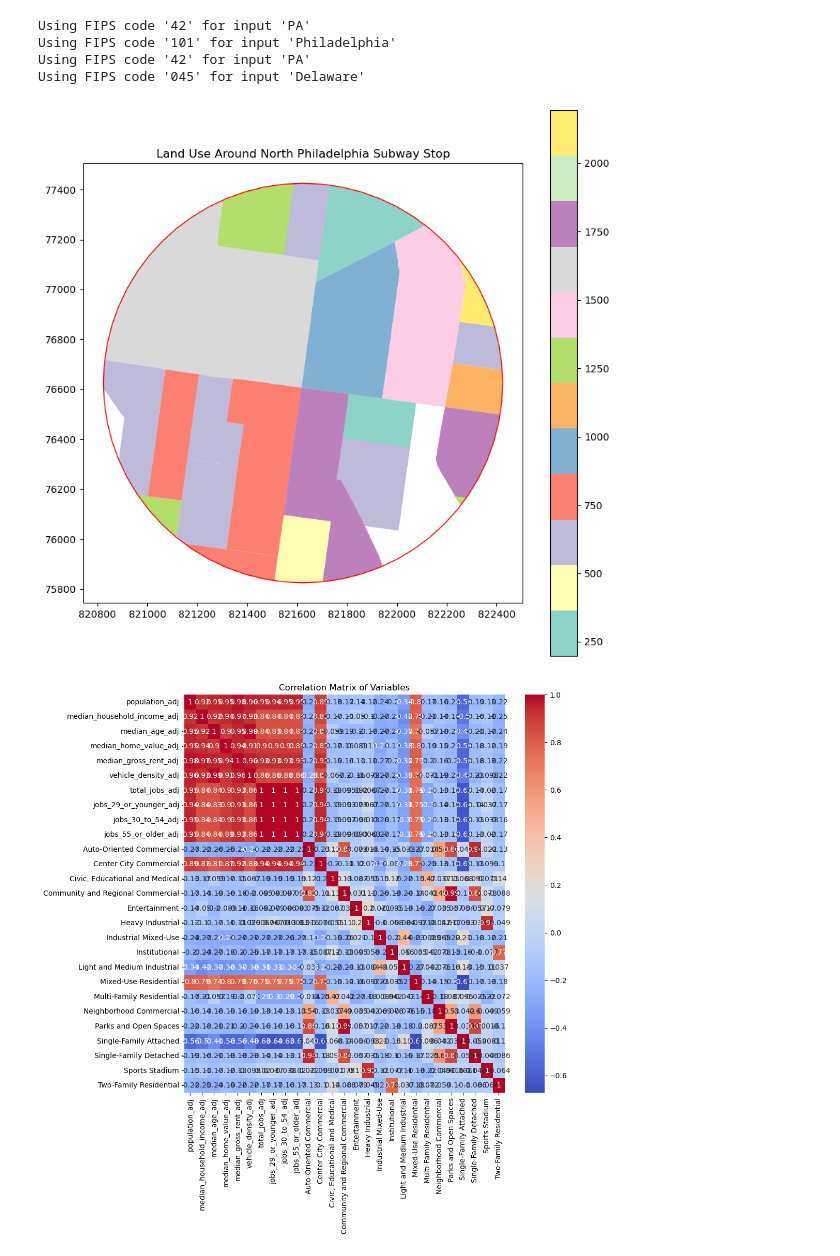
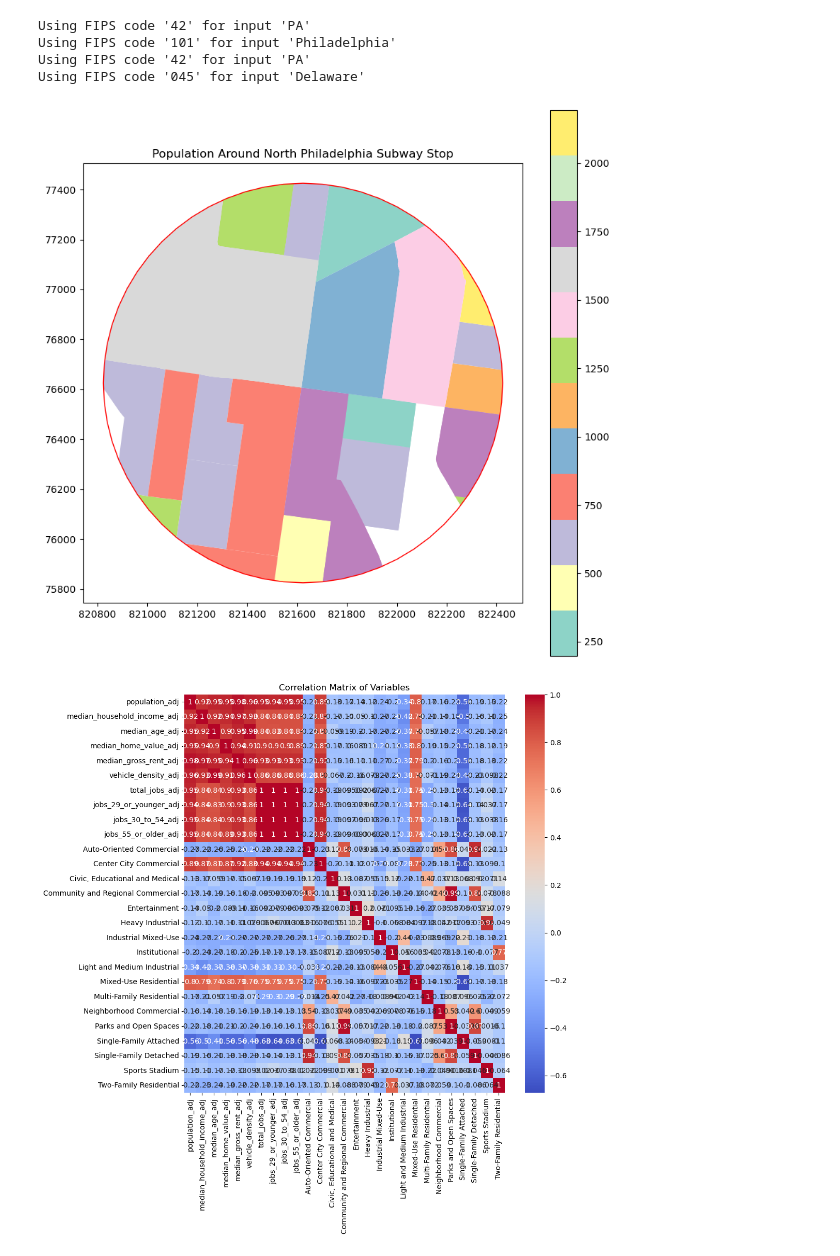
Before and after one commit to owenmcginley/SEPTA-Transit-Oriented-Development, a Jupyter notebook: SEPTA_Zoning_Analysis.ipynb, the cells around one changed output. Cells and saved outputs as stored; diff of their text form; code cells hidden in the pictures.

```diff
--- a/SEPTA_Zoning_Analysis.ipynb
+++ b/SEPTA_Zoning_Analysis.ipynb
@@ -388,15 +383,15 @@ census_near_stations = gpd.overlay(census_data, stations_buffered, how='intersec
 # %%
 station_id = "North Philadelphia"
 station_area = census_near_stations[census_near_stations['Station'] == station_id]
 
 
 fig, ax = plt.subplots(figsize=(10, 10))
 station_area.plot(ax=ax, column='population', legend=True, cmap='Set3')
 stations_buffered[stations_buffered['Station'] == station_id].plot(ax=ax, color='none', edgecolor='red')
-plt.title(f'Land Use Around {station_id} Subway Stop')
+plt.title(f'Population Around {station_id} Subway Stop')
 plt.show()
 # %% [output]
-[figure, old version]
+[figure, new version]
 # %%
 # Replace all negative values in the median collumns with zero
 census_near_stations['median_gross_rent'] = census_near_stations['median_gross_rent'].clip(lower=0)
```
Also changed, not shown: parts of 12 cells of this notebook, 2 other files.
